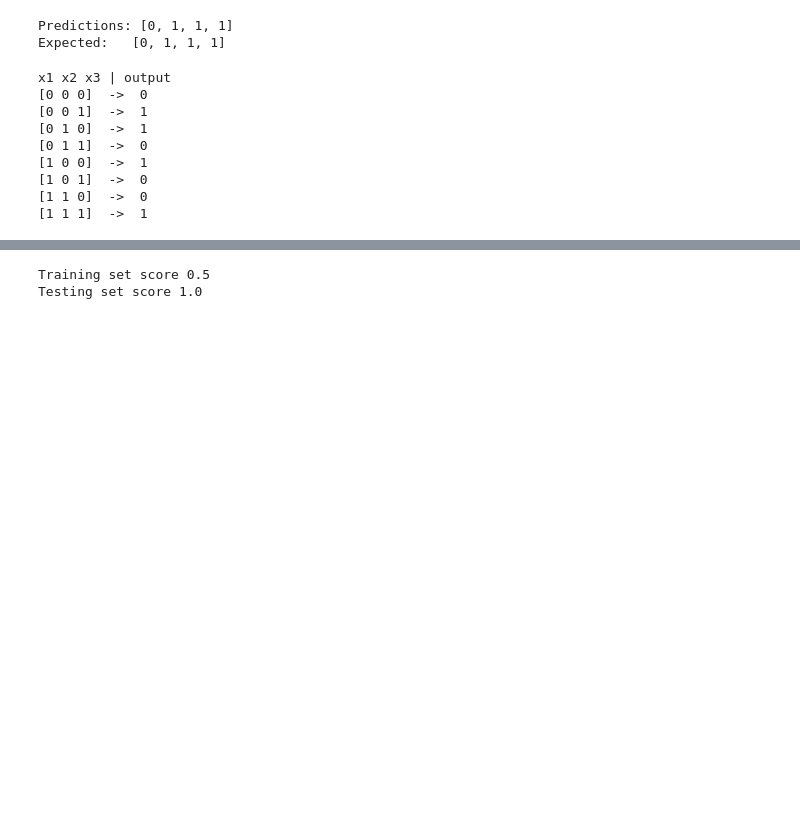
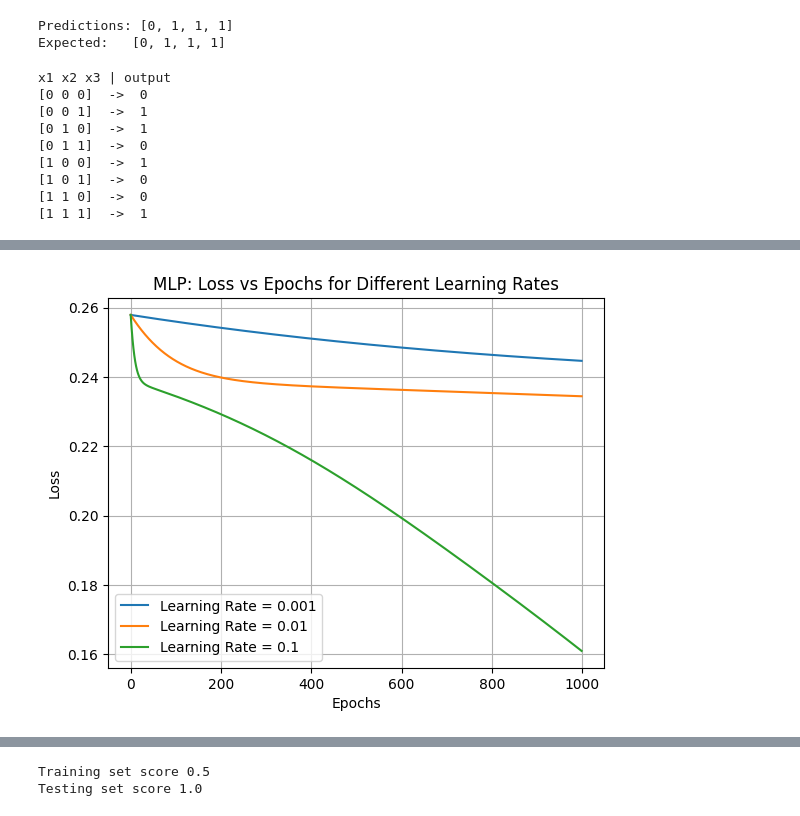
Before and after one commit to SameekshaPadigelawar/DEEP-LEARNING-PRACTICE, a Jupyter notebook: DL_LAB1.ipynb, the cells around one changed output, grey strips where cells are left out. Saved outputs shown, nothing was run; the diff lists cells and outputs as text; code cells hidden in the pictures; blank space fills up the shorter version.

Commit message:
with week-3 and 4 programs

```diff
--- a/DL_LAB1.ipynb
+++ b/DL_LAB1.ipynb
@@ -404,0 +528,98 @@ x1 x2 x3 | output
+# %%
+# week-3-12
+import numpy as np
+import matplotlib.pyplot as plt
+
+# -----------------------------
+# Activation functions
+# -----------------------------
+def sigmoid(z):
+    return 1 / (1 + np.exp(-z))
+
+def sigmoid_derivative(z):
+    s = sigmoid(z)
+    return s * (1 - s)
+
+# -----------------------------
+# Dataset (XOR)
+# -----------------------------
+X = np.array([
+    [0, 0],
+    [0, 1],
+    [1, 0],
+    [1, 1]
+])
+
+y = np.array([
+    [0],
+    [1],
+    [1],
+    [0]
+])
+
+# -----------------------------
+# MLP Training Function
+# -----------------------------
+def train_mlp(learning_rate, epochs):
+    np.random.seed(0)
+
+    # Initialize weights and bias
+    W1 = np.random.randn(2, 3)   # input -> hidden
+    b1 = np.zeros((1, 3))
+    W2 = np.random.randn(3, 1)   # hidden -> output
+    b2 = np.zeros((1, 1))
+
+    losses = []
+
+    for epoch in range(epochs):
+
+        # ---- Forward pass ----
+        z1 = np.dot(X, W1) + b1
+        a1 = sigmoid(z1)
+
+        z2 = np.dot(a1, W2) + b2
+        y_pred = sigmoid(z2)
+
+        # ---- Loss (MSE) ----
+        loss = np.mean((y - y_pred) ** 2)
+        losses.append(loss)
+
+        # ---- Backpropagation ----
+        error = y_pred - y
+
+        dz2 = error * sigmoid_derivative(z2)
+        dW2 = np.dot(a1.T, dz2)
+        db2 = np.sum(dz2, axis=0, keepdims=True)
+
+        dz1 = np.dot(dz2, W2.T) * sigmoid_derivative(z1)
+        dW1 = np.dot(X.T, dz1)
+        db1 = np.sum(dz1, axis=0, keepdims=True)
+
+        # ---- Update weights and bias ----
+        W2 -= learning_rate * dW2
+        b2 -= learning_rate * db2
+        W1 -= learning_rate * dW1
+        b1 -= learning_rate * db1
+
+    return losses
+
+# -----------------------------
+# Experiment with learning rates
+# -----------------------------
+learning_rates = [0.001, 0.01, 0.1]
+epochs = 1000
+
+plt.figure()
+
+for lr in learning_rates:
+    losses = train_mlp(lr, epochs)
+    plt.plot(losses, label=f"Learning Rate = {lr}")
+
+plt.xlabel("Epochs")
+plt.ylabel("Loss")
+plt.title("MLP: Loss vs Epochs for Different Learning Rates")
+plt.legend()
+plt.grid(True)
+plt.show()
+# %% [output]
+[figure, added]
```
Also changed, not shown: parts of 4 cells of this notebook.
